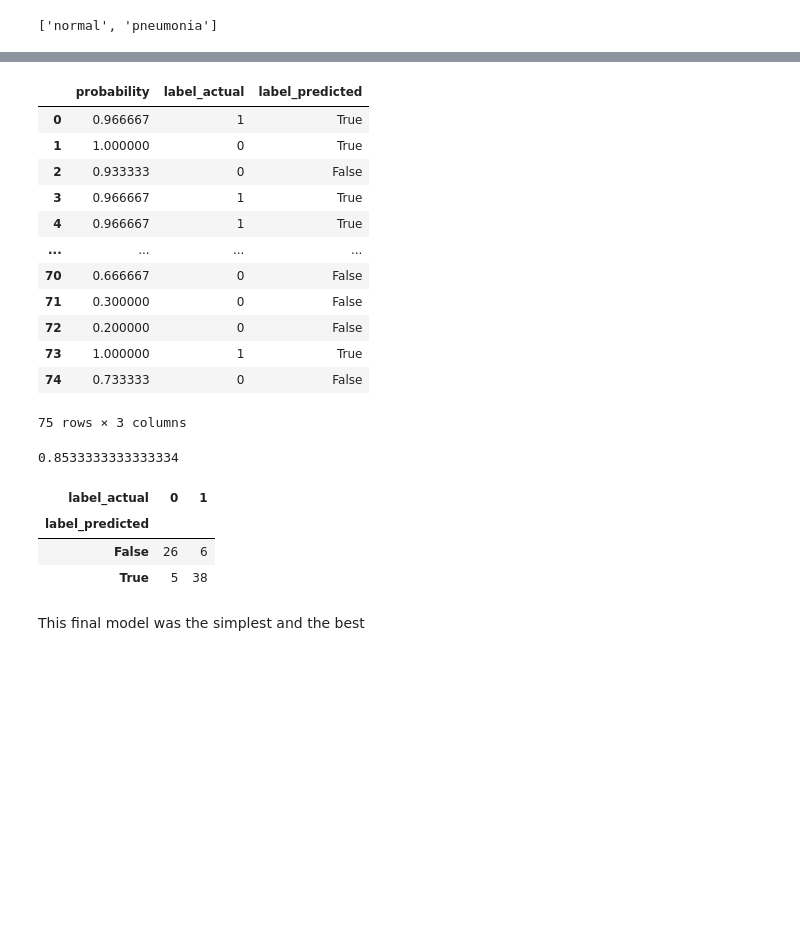
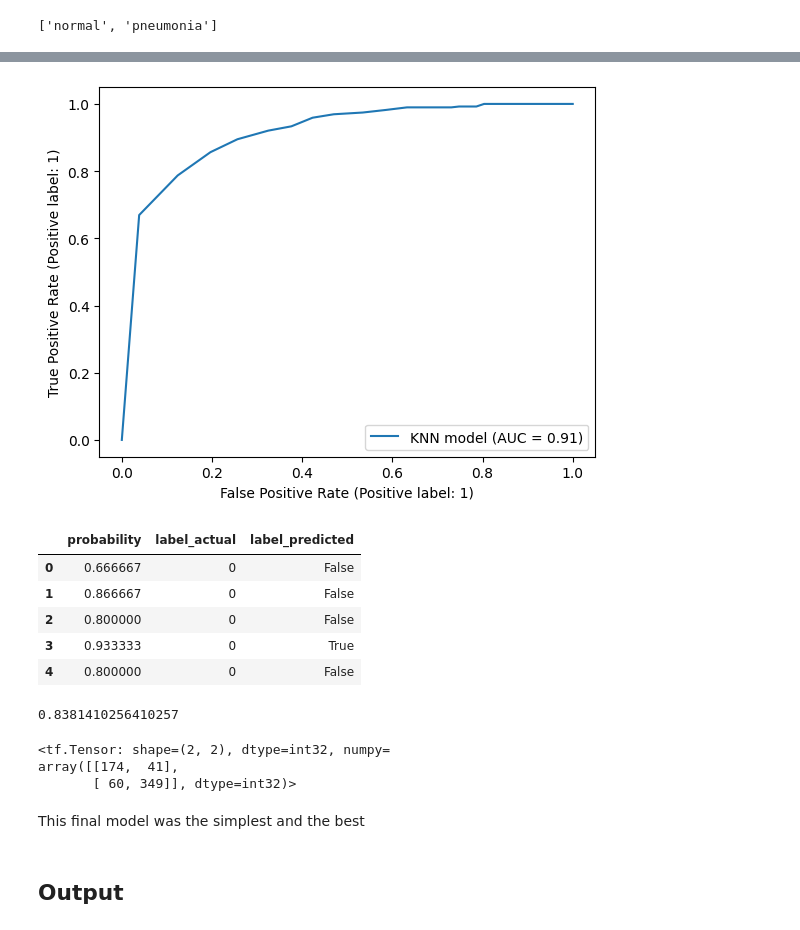
Before and after one commit to sarambulo/Pneumonia_detection, a Jupyter notebook: notebooks/Pneumonia_detection.ipynb, the cells around one changed output, grey strips where cells are left out. Cells and saved outputs as stored; diff of their text form; code cells hidden in the pictures; blank space fills up the shorter version.

```diff
--- a/notebooks/Pneumonia_detection.ipynb
+++ b/notebooks/Pneumonia_detection.ipynb
@@ -458,10 +448,11 @@ train_dataset = image_dataset_from_directory(
     path / 'train',
     label_mode = label_mode,
     color_mode = color_mode,
-    batch_size = batch_size,
+    batch_size = 50,
     crop_to_aspect_ratio = crop_to_aspect_ratio,
     seed = seed,
-    image_size = image_size
+    image_size = image_size,
+    shuffle = shuffle
 )
 # %% [output]
 Found 5217 files belonging to 2 classes.
@@ -484,10 +461,11 @@ test_dataset = image_dataset_from_directory(
     path / 'test',
     label_mode = label_mode,
     color_mode = color_mode,
-    batch_size = batch_size,
+    batch_size = None,
     crop_to_aspect_ratio = crop_to_aspect_ratio,
     seed = seed,
-    image_size = image_size
+    image_size = image_size,
+    shuffle = shuffle
 )
 # %% [output]
 Found 624 files belonging to 2 classes.
@@ -499,11 +477,11 @@ class_names
 # %%
 fig, [ax1, ax2, ax3] = plt.subplots(1, 3)
 for new_image, label_actual in test_dataset:
-    new_image = new_image.numpy().astype('uint8')
+    new_image = new_image.numpy().astype('uint8').reshape(*image_size)
     ax1.set_title(class_names[int(label_actual)])
     ax1.imshow(new_image)
     for image, label in train_dataset:
-        image = image.numpy().astype('uint8')
+        image = image.numpy().astype('uint8').reshape(*image_size)
         ax2.set_title(class_names[int(label)])
         ax2.imshow(image)
         diff = (new_image - image) ** 2
@@ -519,30 +497,29 @@ The overall pixel difference was 36948331
 # %%
 results = []
-for new_image, label_actual in test_dataset.take(75):
-    new_image = new_image.numpy().astype('uint8')
+for new_image, label_actual in tqdm(test_dataset):
+    new_image = squeeze(new_image)
     distances = []
-    for image, label in train_dataset:
-        image = image.numpy().astype('uint8')
-        diff = (new_image - image) ** 2
-        distances.append( (np.sum(diff), int(label)) )
+    for images, labels in train_dataset:
+        images = squeeze(images)
+        labels = squeeze(labels)
+        diff = reduce_euclidean_norm(new_image - images, axis = [1, 2])
+        distances = distances + [*zip(diff.numpy().tolist(), labels.numpy().tolist())]
     distances = pd.DataFrame(distances, columns = ['distance', 'label'])
     prob = distances.nsmallest(30, 'distance')['label'].mean()
     results.append((prob, int(label_actual)))
+results = pd.DataFrame(results, columns = ['probability', 'label_actual'])
+# %%
+RocCurveDisplay.from_predictions(results.label_actual, results.probability, name = 'KNN model')
+plt.show()
+# %% [output]
+[figure, added]
 # %%
-results = pd.DataFrame(results, columns = ['probability', 'label_actual'])
-results['label_predicted'] = results.probability > 0.95
-results
+results['label_predicted'] = results.probability > 0.88
+results.head()
 # %% [output]
 |  | probability | label_actual | label_predicted |
-| 0 | 0.966667 | 1 | True |
-| 1 | 1.000000 | 0 | True |
-| 2 | 0.933333 | 0 | False |
-| 3 | 0.966667 | 1 | True |
-| 4 | 0.966667 | 1 | True |
-| ... | ... | ... | ... |
-| 70 | 0.666667 | 0 | False |
-| 71 | 0.300000 | 0 | False |
-| 72 | 0.200000 | 0 | False |
-| 73 | 1.000000 | 1 | True |
-| 74 | 0.733333 | 0 | False |
+| 0 | 0.666667 | 0 | False |
+| 1 | 0.866667 | 0 | False |
+| 2 | 0.800000 | 0 | False |
+| 3 | 0.933333 | 0 | True |
+| 4 | 0.800000 | 0 | False |
-75 rows × 3 columns
@@ -551,14 +526,15 @@ results.to_csv('results.csv')
 # %%
-accuracy = np.sum(results.label_predicted == results.label_actual) / np.size(results.label_actual)
+accuracy = accuracy_score(results.label_actual, results.label_predicted)
 print(accuracy)
 # %% [output]
-0.8533333333333334
+0.8381410256410257
 # %%
-results.pivot_table(index = 'label_predicted', columns = 'label_actual', values = 'probability', aggfunc = np.size)
+confusion_matrix(results.label_predicted, results.label_actual)
 # %% [output]
-| label_actual | 0 | 1 |
-| label_predicted |  |  |
-| False | 26 | 6 |
-| True | 5 | 38 |
+<tf.Tensor: shape=(2, 2), dtype=int32, numpy=
+array([[174,  41],
+       [ 60, 349]], dtype=int32)>
-# %% [markdown]
-This final model was the simplest and the best
+# %% [markdown]
+This final model was the simplest and the best
+# %% [markdown]
+## Output
```
Also changed, not shown: parts of 10 cells of this notebook, 4 other files.
